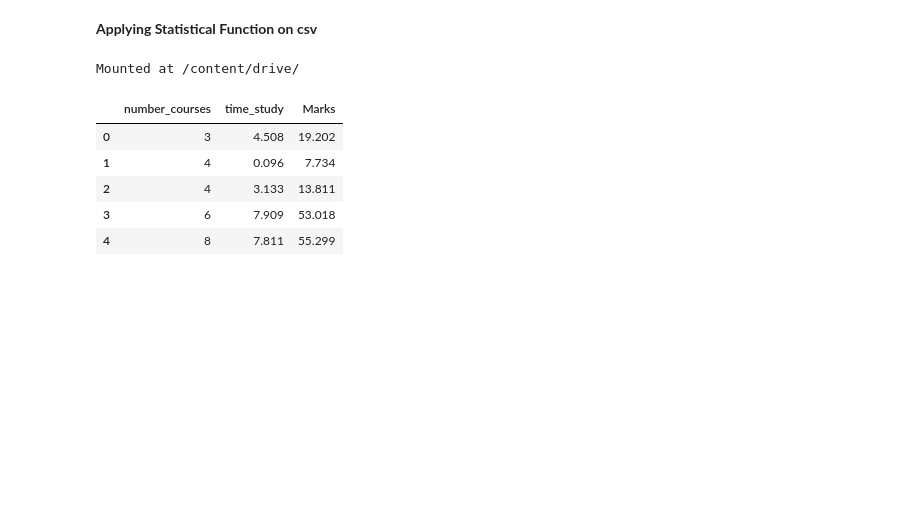
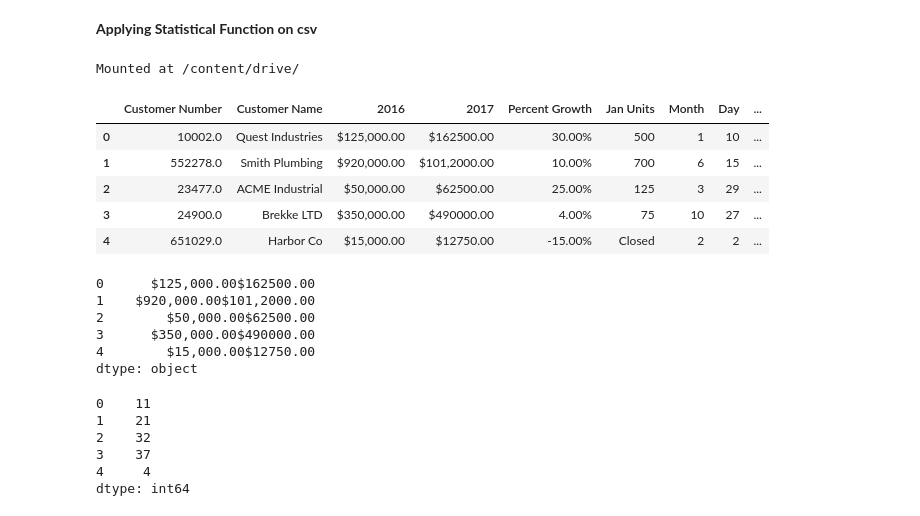
Before and after one commit to rajucherry03/Python-For-Data-Science, a Jupyter notebook: Exp6.ipynb, the cells around one changed output. Cells and saved outputs as stored; diff of their text form; code cells hidden in the pictures; blank space fills up the shorter version.

```diff
--- a/Exp6.ipynb
+++ b/Exp6.ipynb
@@ -53,12 +53,30 @@ drive.mount('/content/drive/')
 Mounted at /content/drive/
 # %%
 import pandas as pd
-df=pd.read_csv('/content/drive/MyDrive/Student_Marks.csv')
+df=pd.read_csv('/content/drive/MyDrive/1-Pds Lab/sales_team.csv')
 df.head()
 # %% [output]
-|  | number_courses | time_study | Marks |
-| 0 | 3 | 4.508 | 19.202 |
-| 1 | 4 | 0.096 | 7.734 |
-| 2 | 4 | 3.133 | 13.811 |
-| 3 | 6 | 7.909 | 53.018 |
-| 4 | 8 | 7.811 | 55.299 |
+|  | Customer Number | Customer Name | 2016 | 2017 | Percent Growth | Jan Units | Month | Day | ... |
+| 0 | 10002.0 | Quest Industries | $125,000.00 | $162500.00 | 30.00% | 500 | 1 | 10 | ... |
+| 1 | 552278.0 | Smith Plumbing | $920,000.00 | $101,2000.00 | 10.00% | 700 | 6 | 15 | ... |
+| 2 | 23477.0 | ACME Industrial | $50,000.00 | $62500.00 | 25.00% | 125 | 3 | 29 | ... |
+| 3 | 24900.0 | Brekke LTD | $350,000.00 | $490000.00 | 4.00% | 75 | 10 | 27 | ... |
+| 4 | 651029.0 | Harbor Co | $15,000.00 | $12750.00 | -15.00% | Closed | 2 | 2 | ... |
+# %%
+df['2016']+df['2017']
+# %% [output]
+0      $125,000.00$162500.00
+1    $920,000.00$101,2000.00
+2        $50,000.00$62500.00
+3      $350,000.00$490000.00
+4        $15,000.00$12750.00
+dtype: object
+# %%
+df['Day']+df['Month']
+# %% [output]
+0    11
+1    21
+2    32
+3    37
+4     4
+dtype: int64
```
Also changed, not shown: parts of 15 cells of this notebook.
